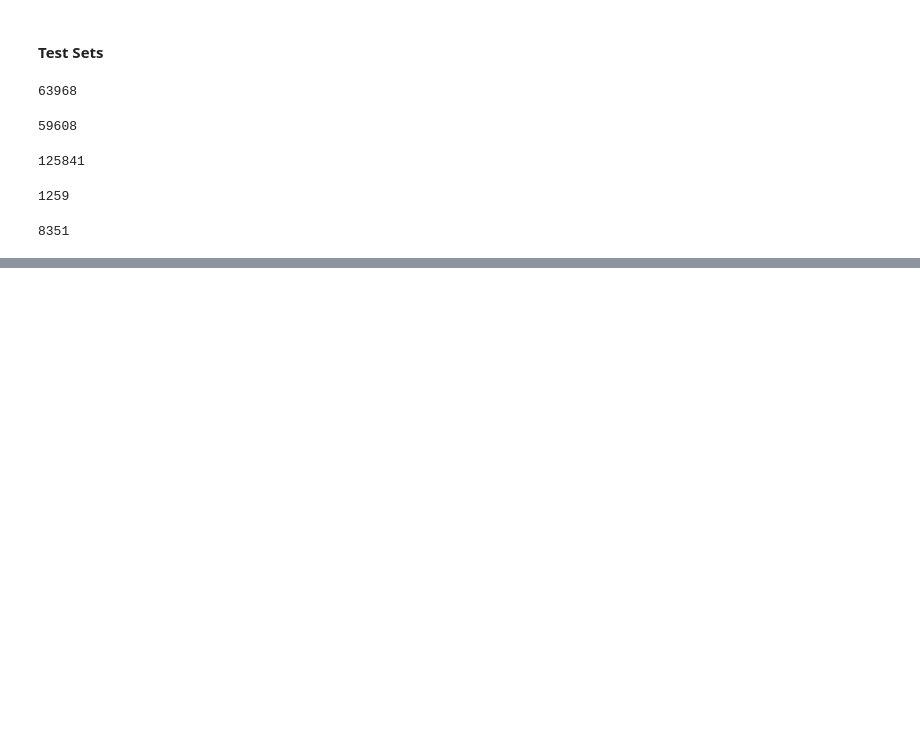
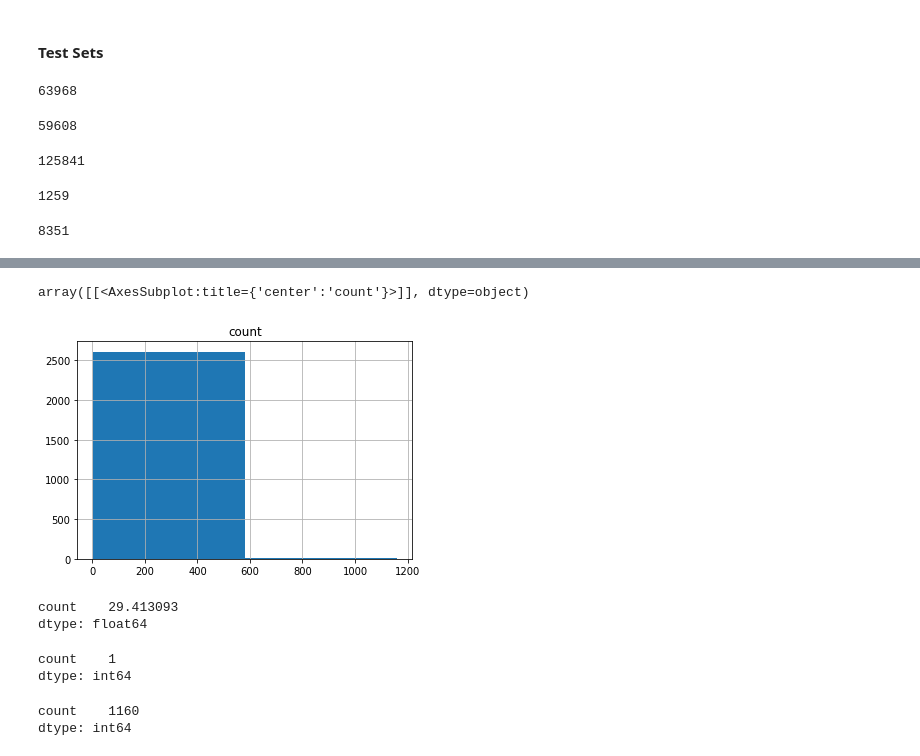
Before and after one commit to corpuzn12/fraudanalysis, a Jupyter notebook: FraudAnalysis.ipynb, the cells around one changed output, grey strips where cells are left out. Saved outputs shown, nothing was run; the diff lists cells and outputs as text; code cells hidden in the pictures; blank space fills up the shorter version.

Commit message:
Claims cleaning and type converstion

```diff
--- a/FraudAnalysis.ipynb
+++ b/FraudAnalysis.ipynb
@@ -186,0 +461,3 @@ test_inpatient['Provider'].nunique()
+# %%
+inner_join_in=pd.merge(tmp_in,tmp_ben, on='BeneID', how='inner')
+inner_join_in
@@ -186,0 +606,5 @@ test_inpatient['Provider'].nunique()
+# %%
+drop_inp= ['ClmProcedureCode_6']
+# %%
+inpatient= inner_join_in.drop(drop_inp, axis=1)
+inpatient
@@ -186,0 +632,5 @@ test_inpatient['Provider'].nunique()
+# %%
+## Claim per provider
+claim_per_provider = inpatient.groupby(by=['Provider'])['ClaimID'].agg(['count'])
+## still get M, M, M
+claim_per_provider.reset_index()
@@ -186,0 +651,20 @@ test_inpatient['Provider'].nunique()
+# %%
+claim_per_provider.hist(column='count',bins=2)
+# %% [output]
+array([[<AxesSubplot:title={'center':'count'}>]], dtype=object)
+[figure, added]
+# %%
+claim_per_provider.mean()
+# %% [output]
+count    29.413093
+dtype: float64
+# %%
+claim_per_provider.min()
+# %% [output]
+count    1
+dtype: int64
+# %%
+claim_per_provider.max()
+# %% [output]
+count    1160
+dtype: int64
```
Also changed, not shown: parts of 125 cells of this notebook.
